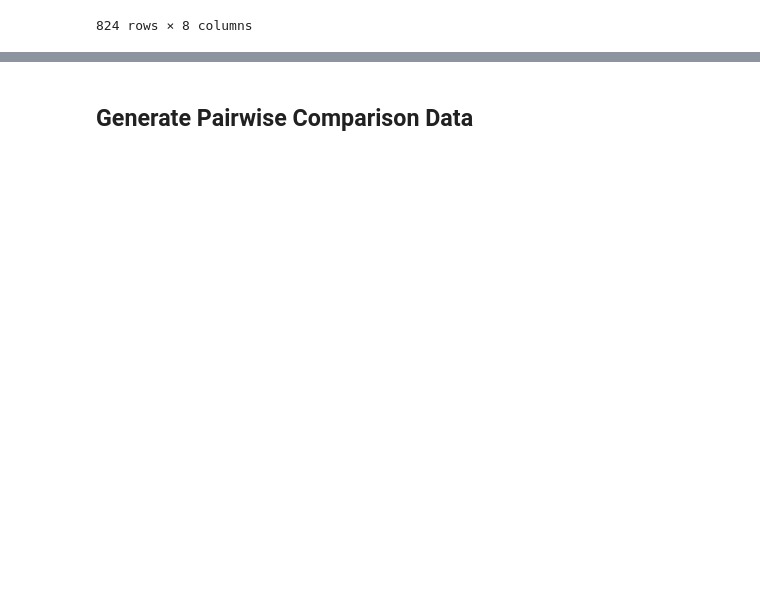
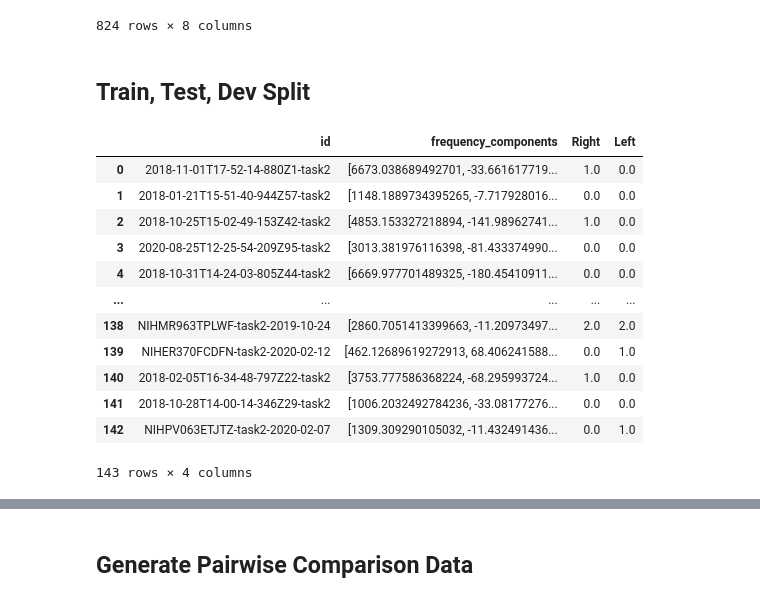
Before and after one commit to saiful1105020/park_motor, a Jupyter notebook: ML Models/RankingDatasetExploration.ipynb, the cells around one changed output, grey strips where cells are left out. Drawn from its saved outputs; the diff is of its cells as text; code cells hidden in the pictures; blank space fills up the shorter version.

```diff
--- a/ML Models/RankingDatasetExploration.ipynb
+++ b/ML Models/RankingDatasetExploration.ipynb
@@ -307,3 +315,5 @@ textfile = open("videos_with_survey_and_features.txt", "w")
 for element in idlist:
     textfile.write(element + "\n")
 textfile.close()
+# %% [markdown]
+## Train, Test, Dev Split
@@ -309,0 +329,16 @@ textfile.close()
+# %%
+train
+# %% [output]
+|  | id | frequency_components | Right | Left |
+| 0 | 2018-11-01T17-52-14-880Z1-task2 | [6673.038689492701, -33.661617719... | 1.0 | 0.0 |
+| 1 | 2018-01-21T15-51-40-944Z57-task2 | [1148.1889734395265, -7.717928016... | 0.0 | 0.0 |
+| 2 | 2018-10-25T15-02-49-153Z42-task2 | [4853.153327218894, -141.98962741... | 1.0 | 0.0 |
+| 3 | 2020-08-25T12-25-54-209Z95-task2 | [3013.381976116398, -81.433374990... | 0.0 | 0.0 |
+| 4 | 2018-10-31T14-24-03-805Z44-task2 | [6669.977701489325, -180.45410911... | 0.0 | 0.0 |
+| ... | ... | ... | ... | ... |
+| 138 | NIHMR963TPLWF-task2-2019-10-24 | [2860.7051413399663, -11.20973497... | 2.0 | 2.0 |
+| 139 | NIHER370FCDFN-task2-2020-02-12 | [462.12689619272913, 68.406241588... | 0.0 | 1.0 |
+| 140 | 2018-02-05T16-34-48-797Z22-task2 | [3753.777586368224, -68.295993724... | 1.0 | 0.0 |
+| 141 | 2018-10-28T14-00-14-346Z29-task2 | [1006.2032492784236, -33.08177276... | 0.0 | 0.0 |
+| 142 | NIHPV063ETJTZ-task2-2020-02-07 | [1309.309290105032, -11.432491436... | 0.0 | 1.0 |
+143 rows × 4 columns
```
Also changed, not shown: parts of 12 cells of this notebook, 10 other files.
